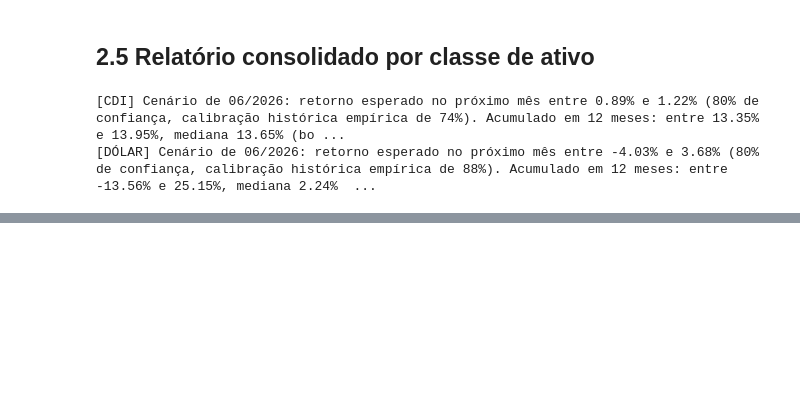
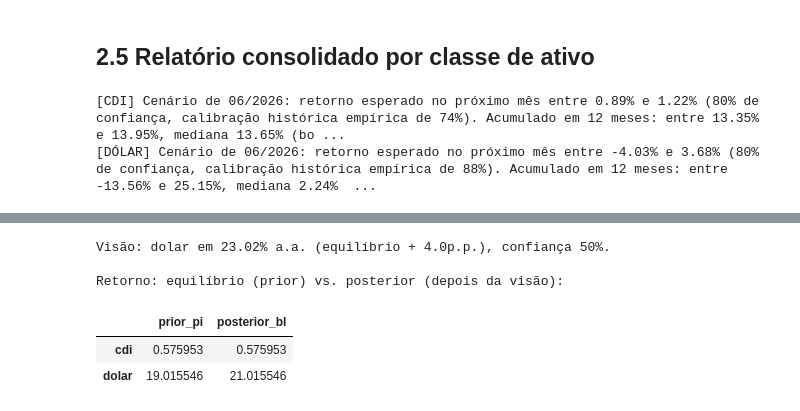
Before and after one commit to CarlosRoza/Projetos_dissertacao, a Jupyter notebook: testeghia.ipynb, the cells around one changed output, grey strips where cells are left out. Drawn from its saved outputs; the diff is of its cells as text; code cells hidden in the pictures; blank space fills up the shorter version.

```diff
--- a/testeghia.ipynb
+++ b/testeghia.ipynb
@@ -1158,0 +1451,31 @@ print(relatorio_classe_ativo("Dólar", resultado_dolar, calibracao_dolar, distri
+# %%
+# Visão ilustrativa, para exercitar a mecânica: a mesa acredita que a bolsa vai entregar
+# 4 p.p. acima do que o equilíbrio embutido sugere, com 50% de confiança. Trocar pelo que
+# o comitê de fato disser no mês de referência.
+ATIVO_DA_VISAO = "bolsa" if "bolsa" in ATIVOS else ATIVOS[-1]  # bolsa se disponível; senão, o último ativo da lista
+PREMIO_DA_VISAO_PP = 4.0
+CONFIANCA_DA_VISAO = 0.5
+
+visao_absoluta = pd.Series({ATIVO_DA_VISAO: pi_equilibrio[ATIVO_DA_VISAO] + PREMIO_DA_VISAO_PP})
+
+bl = BlackLittermanModel(
+    cov_anual,
+    pi=pi_equilibrio,
+    absolute_views=visao_absoluta,
+    omega="idzorek",
+    view_confidences=[CONFIANCA_DA_VISAO],
+    risk_aversion=DELTA_AVERSAO_RISCO,
+)
+
+retorno_posterior = bl.bl_returns()
+print(f"Visão: {ATIVO_DA_VISAO} em {pi_equilibrio[ATIVO_DA_VISAO] + PREMIO_DA_VISAO_PP:.2f}% a.a. "
+      f"(equilíbrio + {PREMIO_DA_VISAO_PP:.1f}p.p.), confiança {CONFIANCA_DA_VISAO*100:.0f}%.")
+print("\nRetorno: equilíbrio (prior) vs. posterior (depois da visão):")
+pd.DataFrame({"prior_pi": pi_equilibrio, "posterior_bl": retorno_posterior})
+# %% [output]
+Visão: dolar em 23.02% a.a. (equilíbrio + 4.0p.p.), confiança 50%.
+
+Retorno: equilíbrio (prior) vs. posterior (depois da visão):
+|  | prior_pi | posterior_bl |
+| cdi | 0.575953 | 0.575953 |
+| dolar | 19.015546 | 21.015546 |
```
Also changed, not shown: parts of 30 cells of this notebook.
